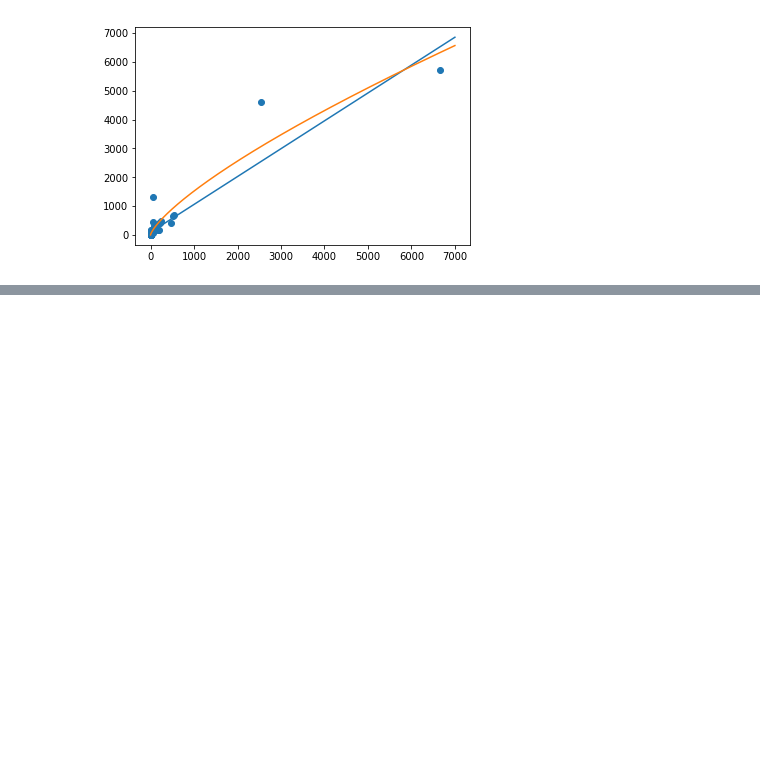
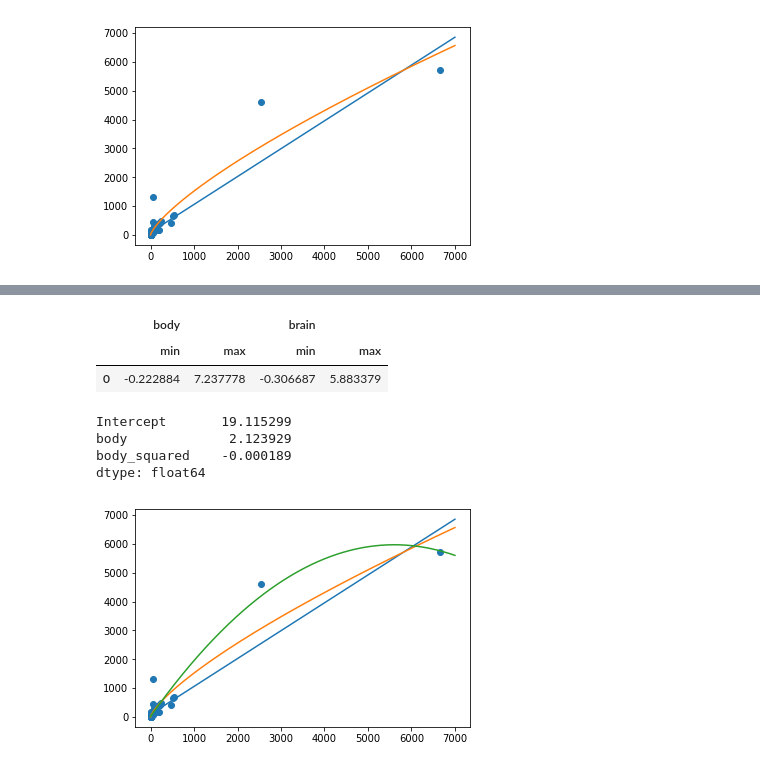
Before and after one commit to giacman/DataScienceAnalyticsPython, a Jupyter notebook: notebooks/02-regression.ipynb, the cells around one changed output, grey strips where cells are left out. Cells and saved outputs as stored; diff of their text form; code cells hidden in the pictures; blank space fills up the shorter version.

```diff
--- a/notebooks/02-regression.ipynb
+++ b/notebooks/02-regression.ipynb
@@ -213,2 +248,21 @@ plt.show()
+# %%
+mammals_std.groupby(lambda idx: 0).agg(['min','max'])
+# %% [output]
+|  | body |  | brain |  |
+|  | min | max | min | max |
+| 0 | -0.222884 | 7.237778 | -0.306687 | 5.883379 |
 # %%
 # Polynomial Regression
+# %%
+mammals['body_squared'] = mammals['body']**2
+# %%
+# with StatsModels
+poly_reg = smf.ols(formula = 'brain~body+body_squared',
+                  data = mammals).fit()
+# %%
+print(poly_reg.params)
+# %% [output]
+Intercept       19.115299
+body             2.123929
+body_squared    -0.000189
+dtype: float64
@@ -215 +272,11 @@ plt.show()
+# %%
+plt.scatter(mammals['body'],mammals['brain'])
+X_plot = np.linspace(0,7000,10000)
+plt.plot(X_plot, X_plot*regression2.params[1] + regression2.params[0])
+plt.plot(X_plot, np.exp(log_lm.params[0])*X_plot**log_lm.params[1])
+plt.plot(X_plot, poly_reg.params[0] + poly_reg.params[1]*X_plot +
+         poly_reg.params[2]*(X_plot**2))
+plt.show()
+# %% [output]
+[figure, added]
 # %%
```
Also changed, not shown: parts of 31 cells of this notebook.
